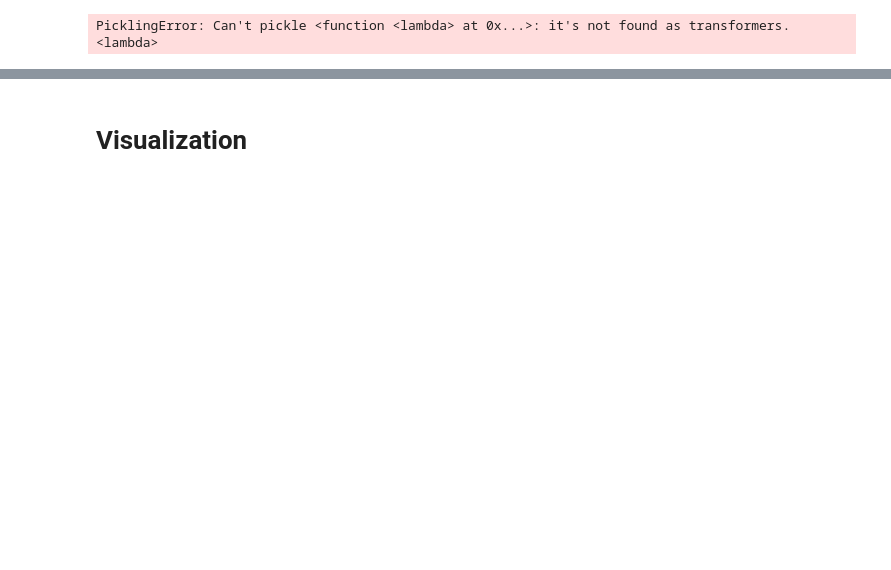
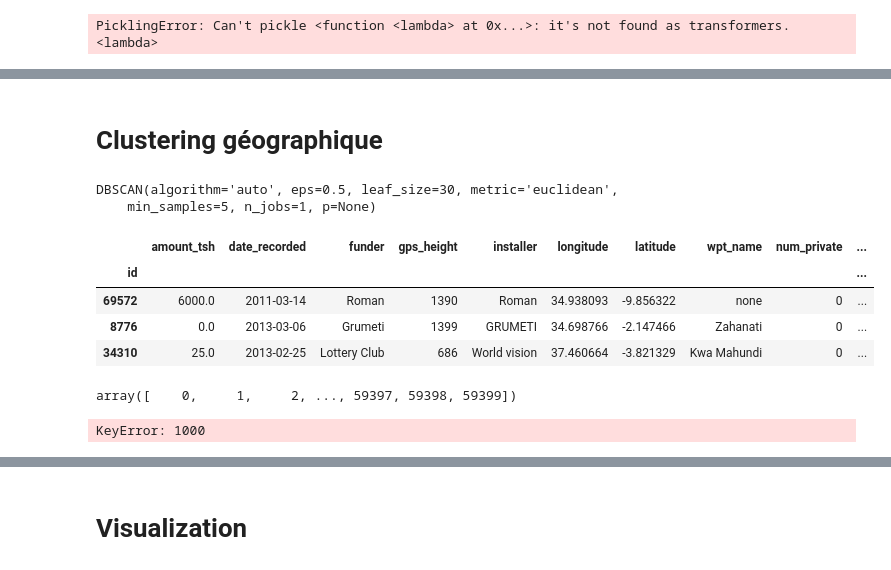
Before and after one commit to vlandeau/pump-it-up, a Jupyter notebook: explo.ipynb, the cells around one changed output, grey strips where cells are left out. Saved outputs shown, nothing was run; the diff lists cells and outputs as text; code cells hidden in the pictures; blank space fills up the shorter version.

```diff
--- a/explo.ipynb
+++ b/explo.ipynb
@@ -258,0 +345,49 @@ dep_df = pd.read_csv("target.csv")
+# %% [markdown]
+# Clustering géographique
+# %%
+from sklearn.cluster import DBSCAN
+dbs = DBSCAN()
+dbs.fit(indep_df[["latitude", 'longitude']])
+# %% [output]
+DBSCAN(algorithm='auto', eps=0.5, leaf_size=30, metric='euclidean',
+    min_samples=5, n_jobs=1, p=None)
+# %%
+xy = indep_df[class_member_mask & core_samples_mask]
+xy[:3]
+# %% [output]
+|  | amount_tsh | date_recorded | funder | gps_height | installer | longitude | latitude | wpt_name | num_private | ... |
+| id |  |  |  |  |  |  |  |  |  | ... |
+| 69572 | 6000.0 | 2011-03-14 | Roman | 1390 | Roman | 34.938093 | -9.856322 | none | 0 | ... |
+| 8776 | 0.0 | 2013-03-06 | Grumeti | 1399 | GRUMETI | 34.698766 | -2.147466 | Zahanati | 0 | ... |
+| 34310 | 25.0 | 2013-02-25 | Lottery Club | 686 | World vision | 37.460664 | -3.821329 | Kwa Mahundi | 0 | ... |
+# %%
+dbs.core_sample_indices_
+# %% [output]
+array([    0,     1,     2, ..., 59397, 59398, 59399])
+# %%
+core_samples_mask = np.zeros_like(dbs.labels_, dtype=bool)
+core_samples_mask[dbs.core_sample_indices_] = True
+labels = dbs.labels_
+n_clusters_ = len(set(labels)) - (1 if -1 in labels else 0)
+
+unique_labels = set(labels)
+colors = plt.cm.Spectral(np.linspace(0, 1, len(unique_labels)))
+for k, col in zip(unique_labels, colors):
+    if k == -1:
+        # Black used for noise.
+        col = 'k'
+
+    class_member_mask = (labels == k)
+
+    xy = indep_df[['latitude', 'longitude']][class_member_mask & core_samples_mask]
+    plt.plot(xy.loc[:1000, 'latitude'], xy.loc[:, 'longitude'], 'o', markerfacecolor=col,
+             markeredgecolor='k', markersize=14)
+
+    xy = indep_df[class_member_mask & ~core_samples_mask]
+    plt.plot(xy[:1000, 'latitude'], xy[:1000, 'longitude'], 'o', markerfacecolor=col,
+             markeredgecolor='k', markersize=6)
+
+plt.title('Estimated number of clusters: %d' % n_clusters_)
+plt.show()
+# %% [output]
+KeyError: 1000
```
Also changed, not shown: parts of 69 cells of this notebook, 4 other files.
